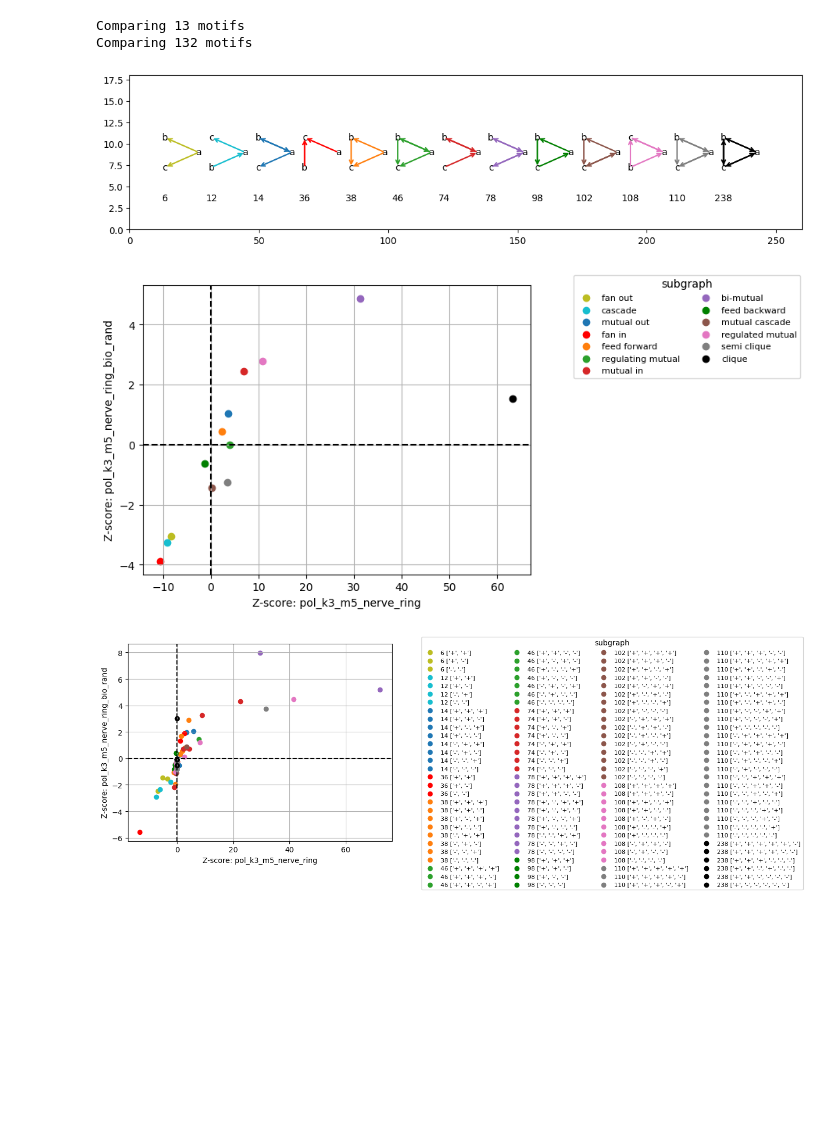
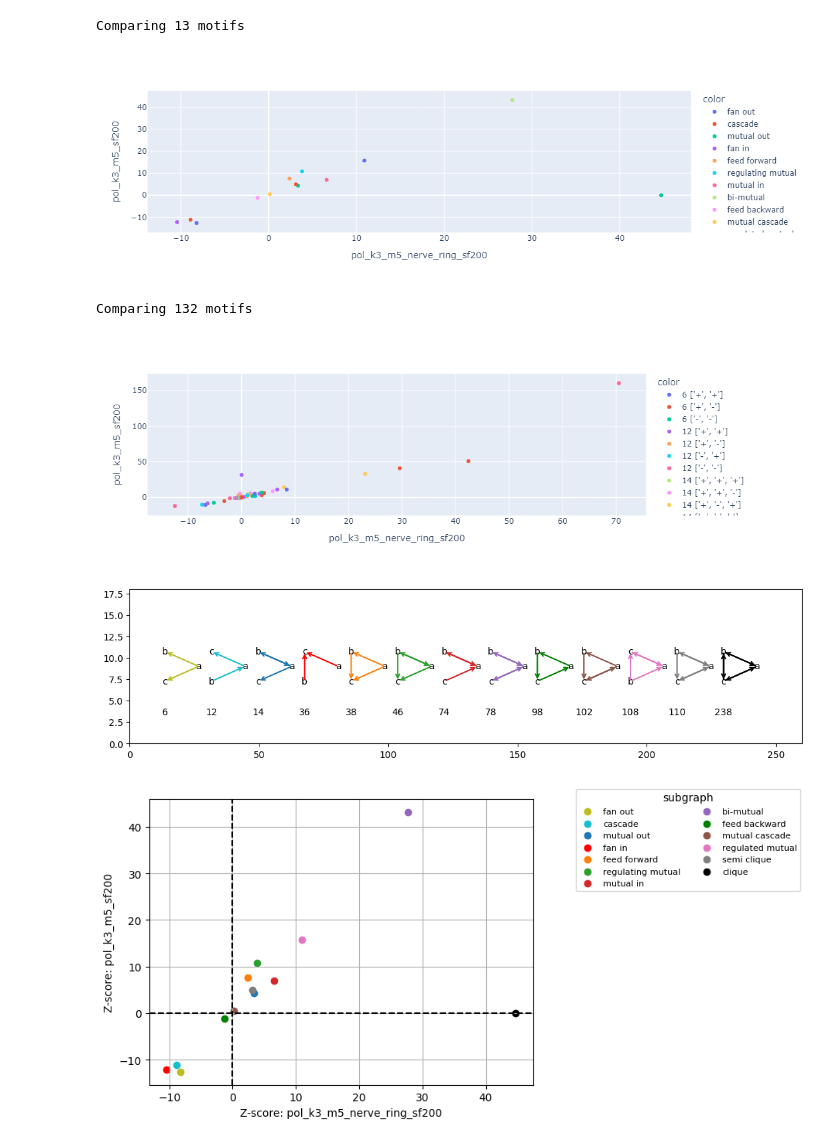
Before and after one commit to deangeckt/network_motifs, a Jupyter notebook: post_motif_analysis/2_network_motif_comparison.ipynb, the cells around one changed output. Saved outputs shown, nothing was run; the diff lists cells and outputs as text; code cells hidden in the pictures; blank space fills up the shorter version.

Commit message:
support monoamines network

```diff
--- a/post_motif_analysis/2_network_motif_comparison.ipynb
+++ b/post_motif_analysis/2_network_motif_comparison.ipynb
@@ -131,14 +131,14 @@ def z_score_compare(motifs1: list[Motif], motifs2: list[Motif], use_full_name=Fa
         else:
             colors.append(id_)
 
-    # fig = px.scatter(x=z_scores1,
-    #                  y=z_scores2,
-    #                  color=colors,
-    #                  labels={
-    #                      "x": name1,
-    #                      "y": name2
-    #                  },
-    #                 ).show()
+    fig = px.scatter(x=z_scores1,
+                     y=z_scores2,
+                     color=colors,
+                     labels={
+                         "x": name1,
+                         "y": name2
+                     },
+                    ).show()
 
     fig, ax = plt.subplots()
     plt.axhline(0, color='black', linestyle ="--")
@@ -167,38 +167,31 @@ def z_score_compare(motifs1: list[Motif], motifs2: list[Motif], use_full_name=Fa
     # symmetrize_y_axis(ax)
     # symmetrize_x_axis(ax)
 # %%
-# in the meeting, show:
-# 1. network compared to itself
-# 2. nerve ring vs the nerve ring w bio rand
-# 3. nerve ring vs self w switch factor
-# 4. nerve ring with bio rand vs self w switch factor
+# conclustion so far:
+# 1. sf200 is important (there are changes) only for the nerve ring (NR) + bio-rand
+# 2. intresting comparisons would be: a) NR vs NR with bio-rand b) full connectone vs NR
 
-name1 = 'pol_k3_m5_nerve_ring'
-name2 = 'pol_k3_m5_nerve_ring'
-# name2 = 'pol_k3_m5_nerve_ring_bio_rand'
-# name2 = 'pol_k3_m5_nerve_ring_sf200'
 
-# name1 = 'pol_k3_m5_nerve_ring_bio_rand'
+name1 = 'pol_k3_m5_nerve_ring_sf200'
 # name2 = 'pol_k3_m5_nerve_ring_bio_rand_sf200'
-
-# name1 = 'pol_k3_m5'
-# name2 = 'pol_k3_m5_sf200'
+name2 = 'pol_k3_m5_sf200'
 
 d1 = import_results(f'results/{name1}.bin')
 d2 = import_results(f'results/{name2}.bin')
 
 motifs1 = d1['motifs']
 motifs2 = d2['motifs']
 
 polarity_motifs1 = get_polarity_motifs_list(motifs1)
 polarity_motifs2 = get_polarity_motifs_list(motifs2)
 
 draw_graphs(motifs1)
 z_score_compare(list(motifs1.values()), list(motifs2.values()), use_full_name=True, filter_th=0, norm=False)
-z_score_compare(polarity_motifs1, polarity_motifs2, use_full_name=False, filter_th=0.0, norm=False)
+z_score_compare(polarity_motifs1, polarity_motifs2, use_full_name=False, filter_th=2.0, norm=False)
 # %% [output]
 Comparing 13 motifs
-Comparing 132 motifs
-[figure, old version]
+[figure, new version]
+Comparing 132 motifs
-[figure, old version]
+[figure, new version]
-[figure, old version]
+[figure, new version]
+[figure, added]
```
Also changed, not shown: parts of 1 cell of this notebook, 8 other files.
